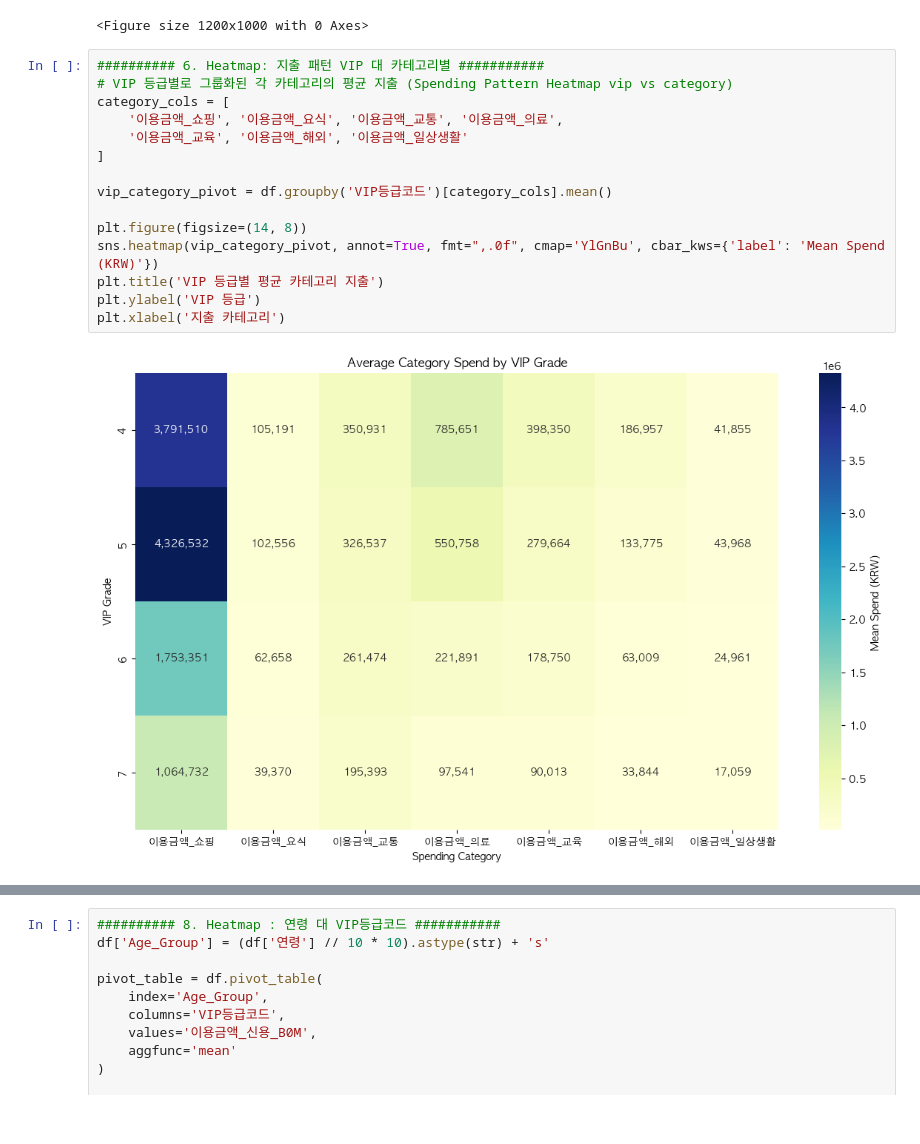
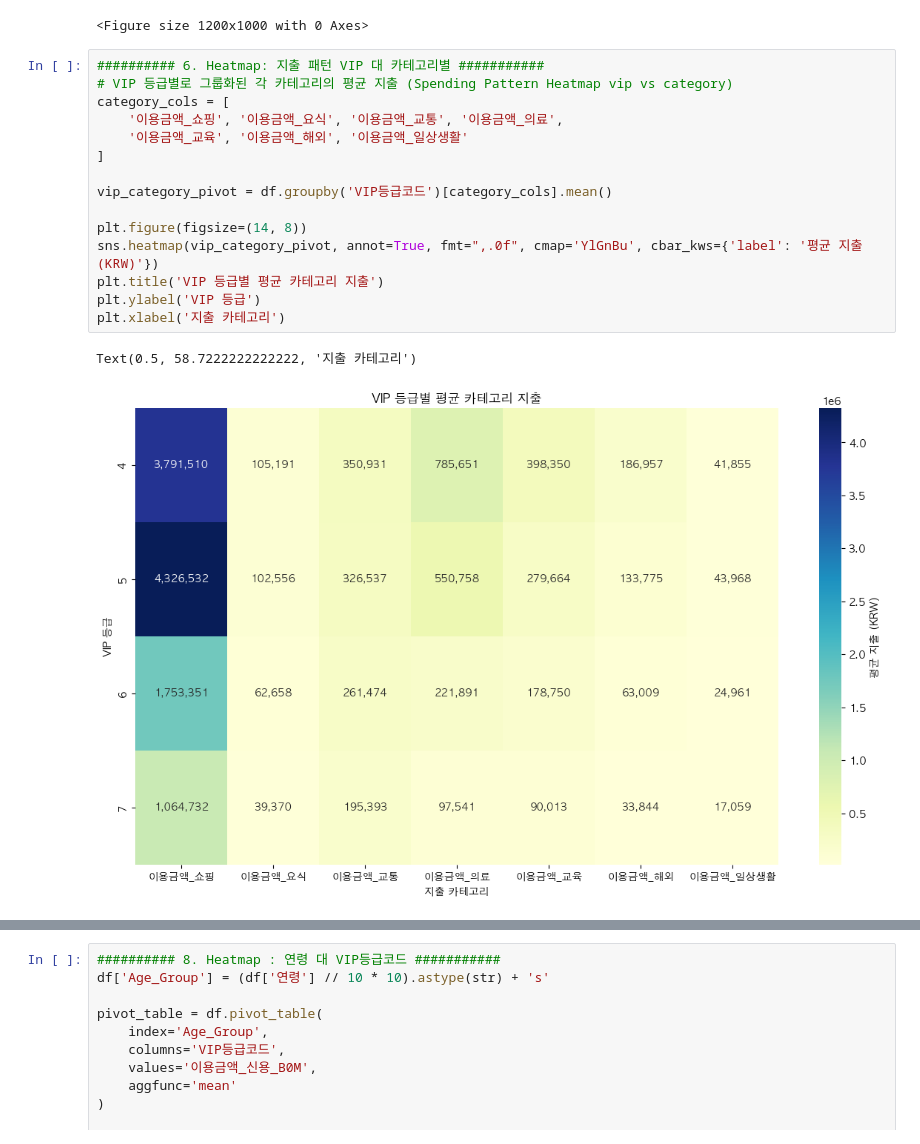
Before and after one commit to SKNETWORKS-FAMILY-AICAMP/SKN24-2nd-1Team, a Jupyter notebook: draft_kat/eda.ipynb, the cells around one changed output, grey strips where cells are left out. Cells and saved outputs as stored; diff of their text form.

```diff
--- a/draft_kat/eda.ipynb
+++ b/draft_kat/eda.ipynb
@@ -162,20 +162,21 @@ ValueError: could not convert string to float: '40대'
 # %%
 ########## 6. Heatmap: 지출 패턴 VIP 대 카테고리별 ###########
 # VIP 등급별로 그룹화된 각 카테고리의 평균 지출 (Spending Pattern Heatmap vip vs category)
 category_cols = [
     '이용금액_쇼핑', '이용금액_요식', '이용금액_교통', '이용금액_의료',
     '이용금액_교육', '이용금액_해외', '이용금액_일상생활'
 ]
 
 vip_category_pivot = df.groupby('VIP등급코드')[category_cols].mean()
 
 plt.figure(figsize=(14, 8))
-sns.heatmap(vip_category_pivot, annot=True, fmt=",.0f", cmap='YlGnBu', cbar_kws={'label': 'Mean Spend (KRW)'})
+sns.heatmap(vip_category_pivot, annot=True, fmt=",.0f", cmap='YlGnBu', cbar_kws={'label': '평균 지출 (KRW)'})
 plt.title('VIP 등급별 평균 카테고리 지출')
 plt.ylabel('VIP 등급')
 plt.xlabel('지출 카테고리')
 # %% [output]
+Text(0.5, 58.7222222222222, '지출 카테고리')
-[figure, old version]
+[figure, new version]
 # %%
 ########## 7. 산점도 (Scatter Plot) : 연령 대 지출 ###########
 # 연령 대 지출 (VIP 등급별 색상) VIP Grade 별로
```
Also changed, not shown: parts of 5 cells of this notebook, 3 other files.
